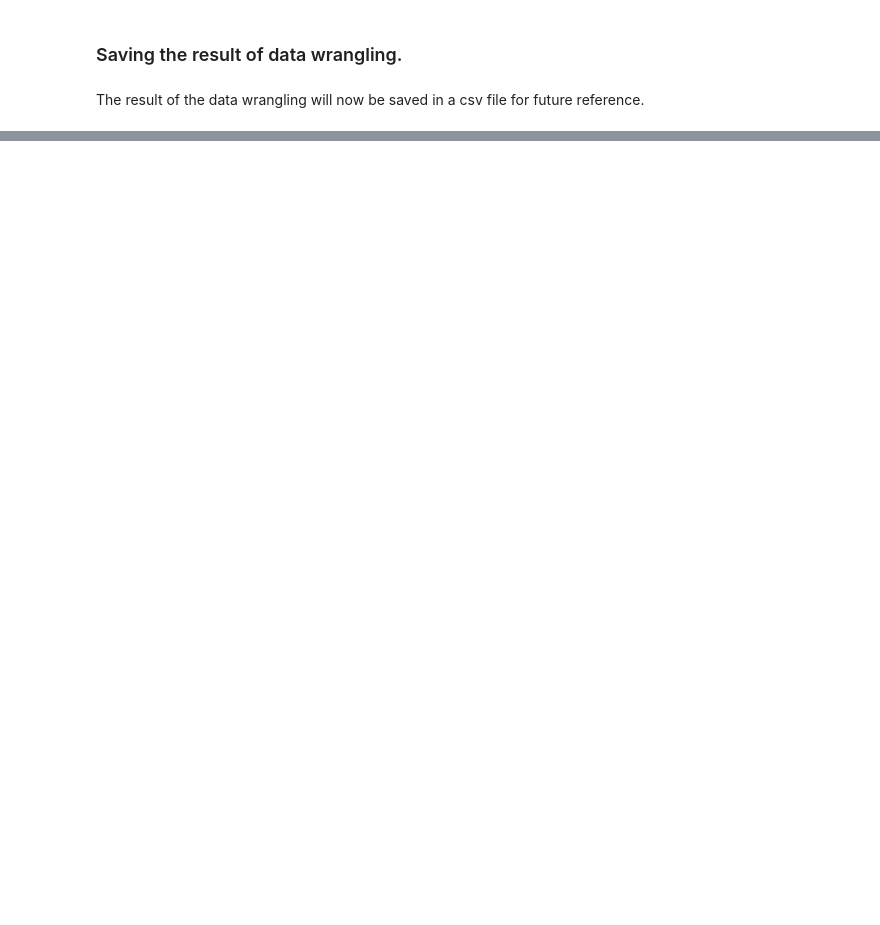
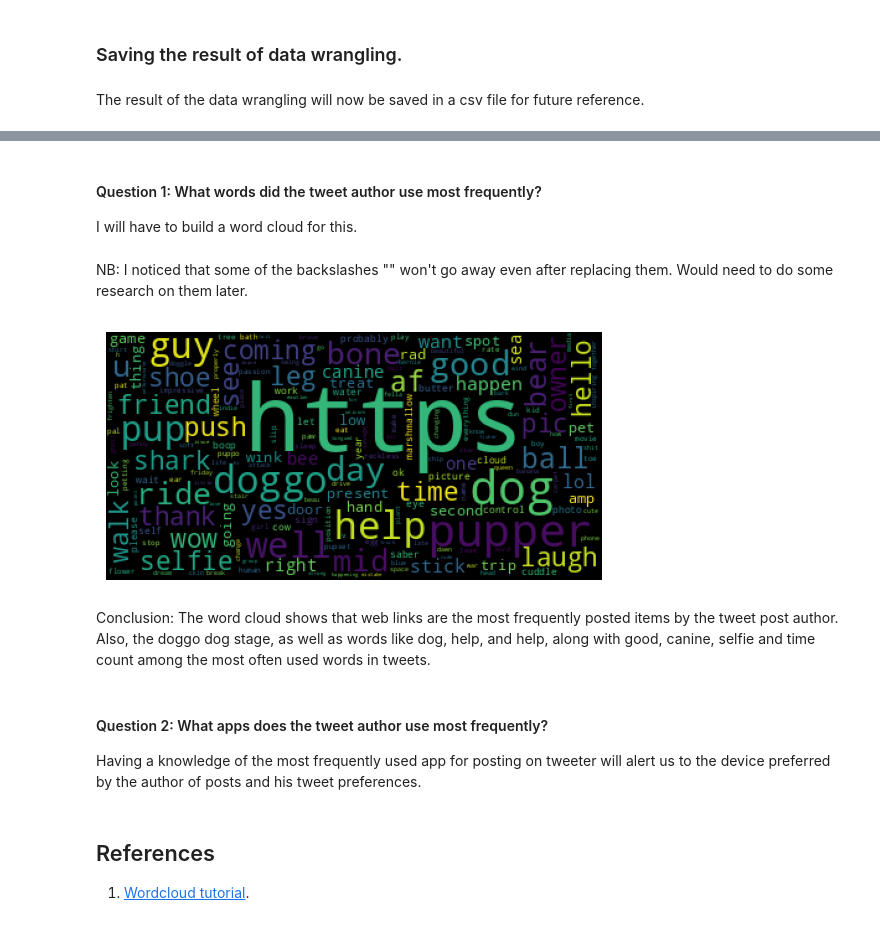
Before and after one commit to Emekadavid/weratedogs_twitter_archive, a Jupyter notebook: notebook.ipynb, the cells around one changed output, grey strips where cells are left out. Saved outputs shown, nothing was run; the diff lists cells and outputs as text; code cells hidden in the pictures; blank space fills up the shorter version.

Commit message:
data visualization underway

```diff
--- a/notebook.ipynb
+++ b/notebook.ipynb
@@ -774,0 +792,4 @@ master_df.to_csv("twitter_archive_master.csv", index=False)
+# %%
+# getting the master dataframe to use
+twitter_master = pd.read_csv("twitter_archive_master.csv")
+twitter_master.head()
@@ -774,0 +803,41 @@ master_df.to_csv("twitter_archive_master.csv", index=False)
+# %% [markdown]
+#### Question 1: What words did the tweet author use most frequently?
+
+I will have to build a word cloud for this.
+# %%
+# pulling the collected texts
+text = "".join(twitter_master['text'])
+# then I will change the string to lower case
+text = text.lower()
+# remove non-ascii characters
+text = text.encode("ascii", errors='ignore').decode()
+# replace / and \
+text = text.replace("/", "").replace('\\', '')
+# remove duplicated words
+text_list = text.split(" ")
+text_list = set(text_list)
+text = " ".join(text_list)
+# remove periods and question marks
+text = text.replace(".", "").replace("?", "")
+# %% [markdown]
+NB: I noticed that some of the backslashes "\" won't go away even after replacing them. Would need to do some research on them later.
+# %%
+# generate the wordcould image
+wordcloud_image = WordCloud().generate(text)
+# display the image
+plt.imshow(wordcloud_image)
+plt.axis("off")
+plt.show()
+# %% [output]
+[figure, added]
+# %% [markdown]
+Conclusion:
+The word cloud shows that web links are the most frequently posted items by the tweet post author. Also, the doggo dog stage, as well as words like dog, help, and help, along with good, canine, selfie and time count among the most often used words in tweets.
+# %% [markdown]
+#### Question 2: What apps does the tweet author use most frequently?
+
+Having a knowledge of the most frequently used app for posting on tweeter will alert us to the device preferred by the author of posts and his tweet preferences.
+# %% [markdown]
+## References
+
+1. [Wordcloud tutorial](https://www.datacamp.com/tutorial/wordcloud-python).
```
Also changed, not shown: parts of 5 cells of this notebook.
